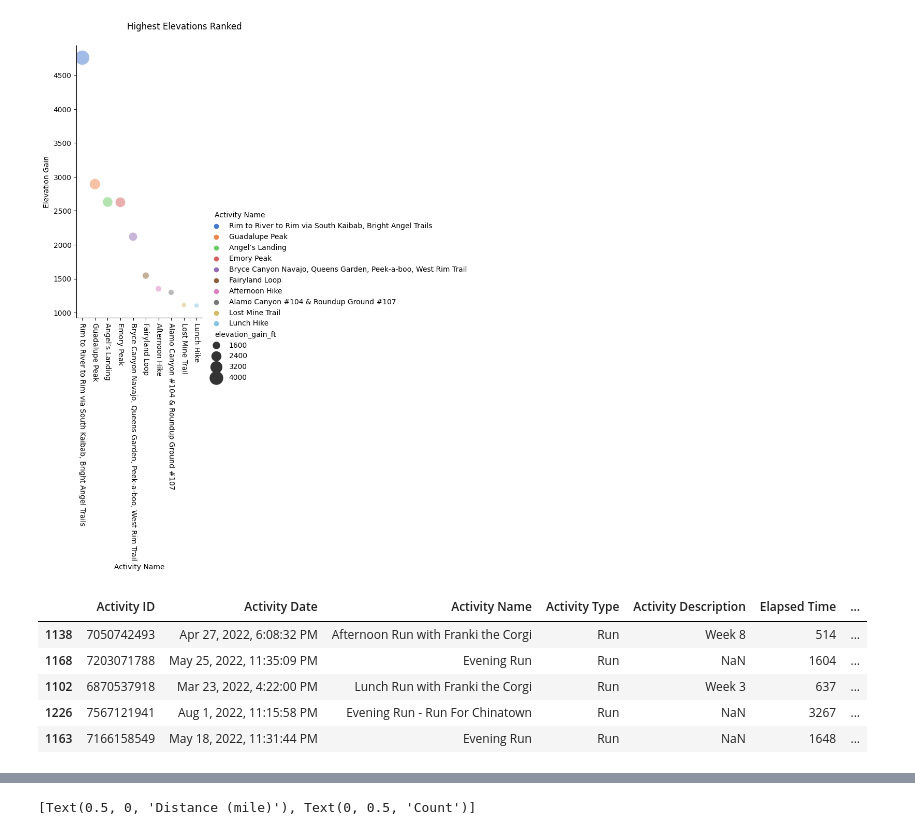
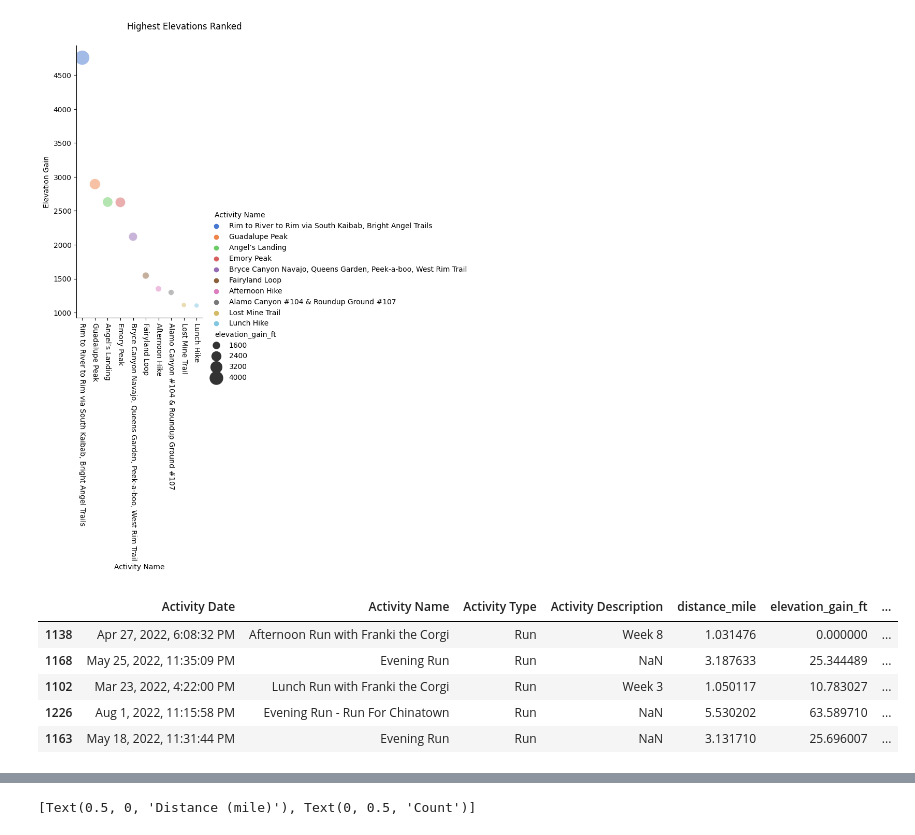
Before and after one commit to dazhaoniel/strava-recap-2022, a Jupyter notebook: strava2022.ipynb, the cells around one changed output, grey strips where cells are left out. Saved outputs shown, nothing was run; the diff lists cells and outputs as text; code cells hidden in the pictures.

```diff
--- a/strava2022.ipynb
+++ b/strava2022.ipynb
@@ -222,14 +222,14 @@ plt.xticks(rotation=-90)
 # %%
 # fastest activity (Run) based on primary activity type
 df_run = df[df['Activity Type'] == 'Run']
-df_run.sort_values(by=['average_speed_mph'], ascending=False).head()
+df_run.sort_values(by=['average_speed_mph'], ascending=False)[['Activity Date', 'Activity Name', 'Activity Type', 'Activity Description', 'distance_mile', 'elevation_gain_ft', 'pace']].head()
 # what is the measurement unit for speed?
 # %% [output]
-|  | Activity ID | Activity Date | Activity Name | Activity Type | Activity Description | Elapsed Time | ... |
-| 1138 | 7050742493 | Apr 27, 2022, 6:08:32 PM | Afternoon Run with Franki the Corgi | Run | Week 8 | 514 | ... |
-| 1168 | 7203071788 | May 25, 2022, 11:35:09 PM | Evening Run | Run | NaN | 1604 | ... |
-| 1102 | 6870537918 | Mar 23, 2022, 4:22:00 PM | Lunch Run with Franki the Corgi | Run | Week 3 | 637 | ... |
-| 1226 | 7567121941 | Aug 1, 2022, 11:15:58 PM | Evening Run - Run For Chinatown | Run | NaN | 3267 | ... |
-| 1163 | 7166158549 | May 18, 2022, 11:31:44 PM | Evening Run | Run | NaN | 1648 | ... |
+|  | Activity Date | Activity Name | Activity Type | Activity Description | distance_mile | elevation_gain_ft | ... |
+| 1138 | Apr 27, 2022, 6:08:32 PM | Afternoon Run with Franki the Corgi | Run | Week 8 | 1.031476 | 0.000000 | ... |
+| 1168 | May 25, 2022, 11:35:09 PM | Evening Run | Run | NaN | 3.187633 | 25.344489 | ... |
+| 1102 | Mar 23, 2022, 4:22:00 PM | Lunch Run with Franki the Corgi | Run | Week 3 | 1.050117 | 10.783027 | ... |
+| 1226 | Aug 1, 2022, 11:15:58 PM | Evening Run - Run For Chinatown | Run | NaN | 5.530202 | 63.589710 | ... |
+| 1163 | May 18, 2022, 11:31:44 PM | Evening Run | Run | NaN | 3.131710 | 25.696007 | ... |
 # %%
 # longest run
```
Also changed, not shown: parts of 3 cells of this notebook.
